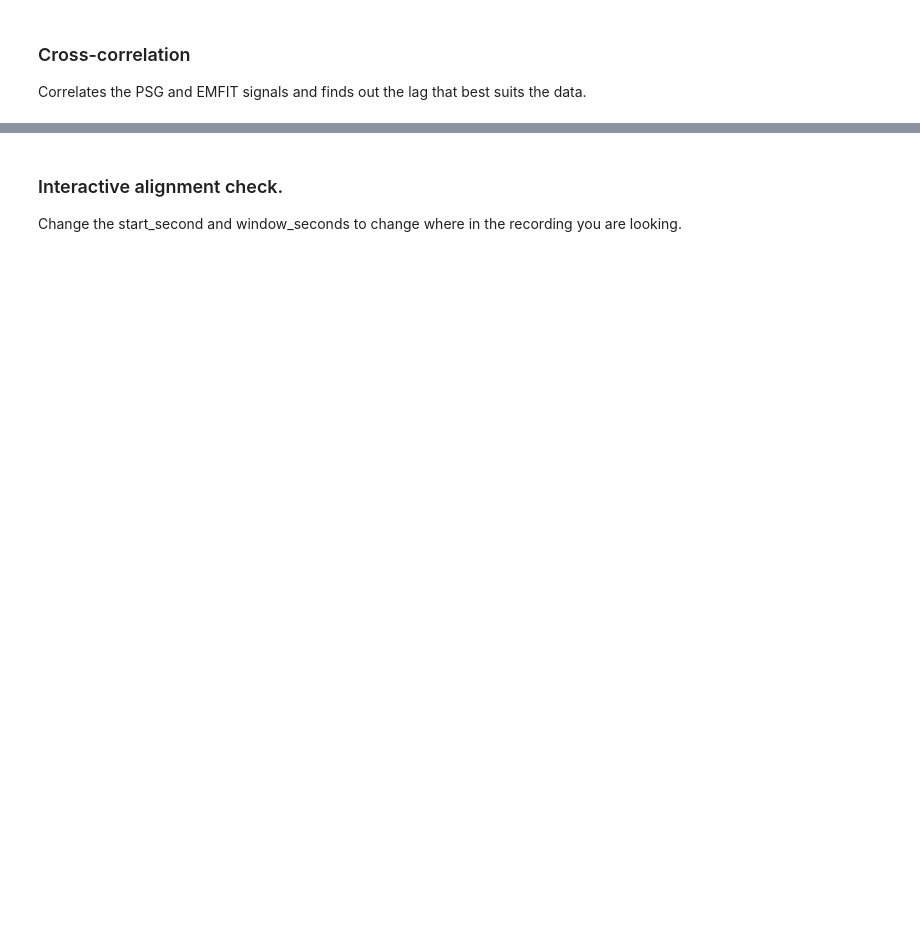
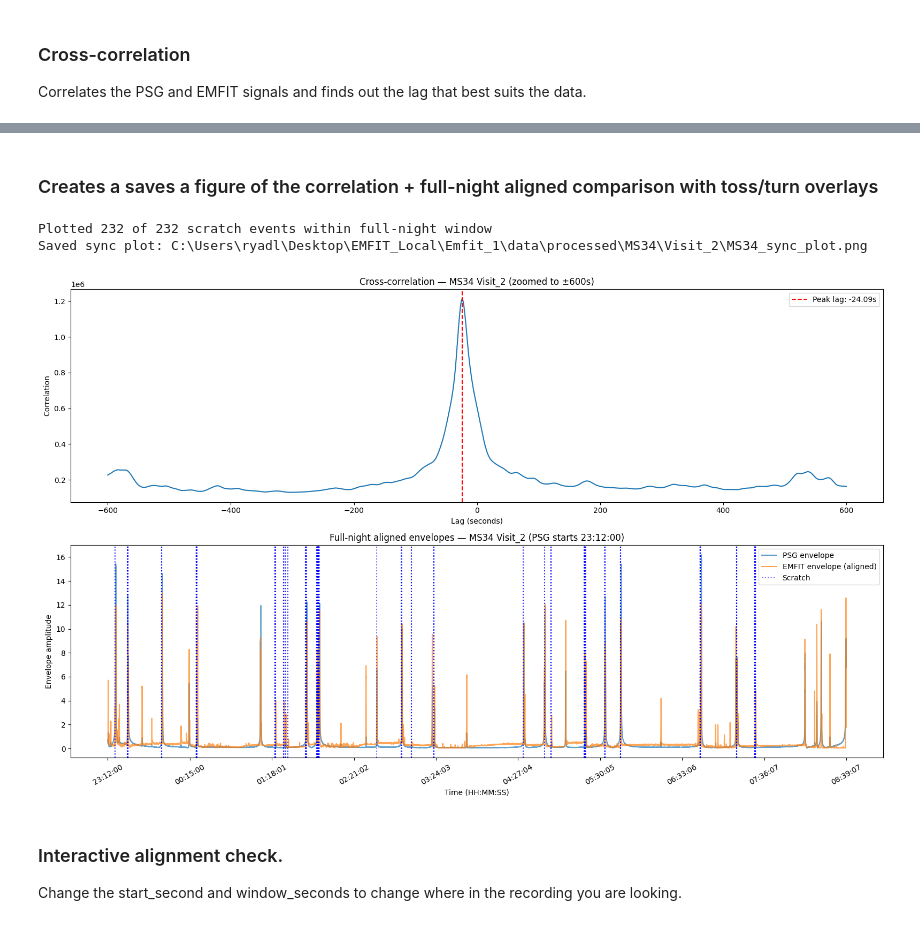
Before and after one commit to ryadl14/Mind_and_Skin, a Jupyter notebook: scripts/PSG_EMFIT_sync.ipynb, the cells around one changed output, grey strips where cells are left out. Cells and saved outputs as stored; diff of their text form; code cells hidden in the pictures; blank space fills up the shorter version.

```diff
--- a/scripts/PSG_EMFIT_sync.ipynb
+++ b/scripts/PSG_EMFIT_sync.ipynb
@@ -217,3 +361,82 @@ Aligned EMFIT length: 3860357 samples at 100Hz
+# %% [markdown]
+### Creates a saves a figure of the correlation + full-night aligned comparison with toss/turn overlays
+# %%
+# === Build combined figure: correlation plot + full-night aligned envelope comparison ===
+fig, axs = plt.subplots(2, 1, figsize=(16, 10))
+
+# --- Top: cross-correlation plot ---
+mask = (lags_full/PSG_FS >= -CORR_ZOOM_S) & (lags_full/PSG_FS <= CORR_ZOOM_S)
+axs[0].plot(lags_full[mask]/PSG_FS, correlation_full[mask])
+axs[0].axvline(x=lag_seconds, color='r', linestyle='--', label=f'Peak lag: {lag_seconds:.2f}s')
+axs[0].set_title(f'Cross-correlation — {PARTICIPANT} {VISIT} (zoomed to ±{CORR_ZOOM_S}s)')
+axs[0].set_xlabel('Lag (seconds)')
+axs[0].set_ylabel('Correlation')
+axs[0].legend()
+
+# --- Bottom: full-night aligned envelope comparison ---
+full_duration_samples_psg_rate = min(len(psg_smooth), len(emfit_aligned_envelope))
+full_duration_seconds = full_duration_samples_psg_rate / PSG_FS
+
+time_axis_psg_full = np.linspace(0, full_duration_seconds, full_duration_samples_psg_rate)
+time_axis_emfit_full = np.linspace(0, full_duration_seconds, full_duration_samples_psg_rate)
+
+axs[1].plot(time_axis_psg_full, psg_smooth[:full_duration_samples_psg_rate],
+            label='PSG envelope', alpha=0.7)
+axs[1].plot(time_axis_emfit_full, emfit_aligned_envelope[:full_duration_samples_psg_rate],
+            label='EMFIT envelope (aligned)', alpha=0.7)
+
+# Overlay toss/turn events (green) and scratch events (red)
+if len(tossnturn_seconds_aligned) > 0:
+    tt_in_range = tossnturn_seconds_aligned[
+        (tossnturn_seconds_aligned >= 0) & (tossnturn_seconds_aligned <= full_duration_seconds)
+    ]
+    for i, t in enumerate(tt_in_range):
+        axs[1].axvline(x=t, color='green', linestyle=':', alpha=0.6,
+                        label='Toss/turn' if i == 0 else None)
+    print(f"Plotted {len(tt_in_range)} of {len(tossnturn_seconds_aligned)} toss/turn events within full-night window")
+
+if len(scratch_seconds_aligned) > 0:
+    scratch_in_range = scratch_seconds_aligned[
+        (scratch_seconds_aligned >= 0) & (scratch_seconds_aligned <= full_duration_seconds)
+    ]
+    for i, t in enumerate(scratch_in_range):
+        axs[1].axvline(x=t, color='blue', linestyle=':', alpha=0.6,
+                        label='Scratch' if i == 0 else None)
+    print(f"Plotted {len(scratch_in_range)} of {len(scratch_seconds_aligned)} scratch events within full-night window")
+
+# PSG absolute start time for HH:MM:SS labels
+psg_start_timedelta = akti['time_delta'].iloc[0]
+
+def seconds_to_hms(seconds_from_psg_start):
+    absolute = psg_start_timedelta + pd.to_timedelta(seconds_from_psg_start, unit='s')
+    total_seconds = int(absolute.total_seconds())
+    h = (total_seconds // 3600) % 24
+    m = (total_seconds % 3600) // 60
+    s = total_seconds % 60
+    return f"{h:02d}:{m:02d}:{s:02d}"
+
+n_ticks = 10
+tick_positions = np.linspace(0, full_duration_seconds, n_ticks)
+tick_labels = [seconds_to_hms(t) for t in tick_positions]
+
+axs[1].set_title(f'Full-night aligned envelopes — {PARTICIPANT} {VISIT} (PSG starts {seconds_to_hms(0)})')
+axs[1].set_xlabel('Time (HH:MM:SS)')
+axs[1].set_ylabel('Envelope amplitude')
+axs[1].set_xticks(tick_positions)
+axs[1].set_xticklabels(tick_labels, rotation=30)
+axs[1].legend()
+
+plt.tight_layout()
+
+save_path = processed_dir / f"{PARTICIPANT}_sync_plot.png"
+plt.savefig(save_path, dpi=150)
+print(f"Saved sync plot: {save_path}")
+
+plt.show()
+# %% [output]
+Plotted 232 of 232 scratch events within full-night window
+Saved sync plot: C:\Users\ryadl\Desktop\EMFIT_Local\Emfit_1\data\processed\MS34\Visit_2\MS34_sync_plot.png
+[figure, added]
 # %% [markdown]
 ### Interactive alignment check.
 Change the start_second and window_seconds to change where in the recording you are looking.
```
Also changed, not shown: parts of 21 cells of this notebook.
